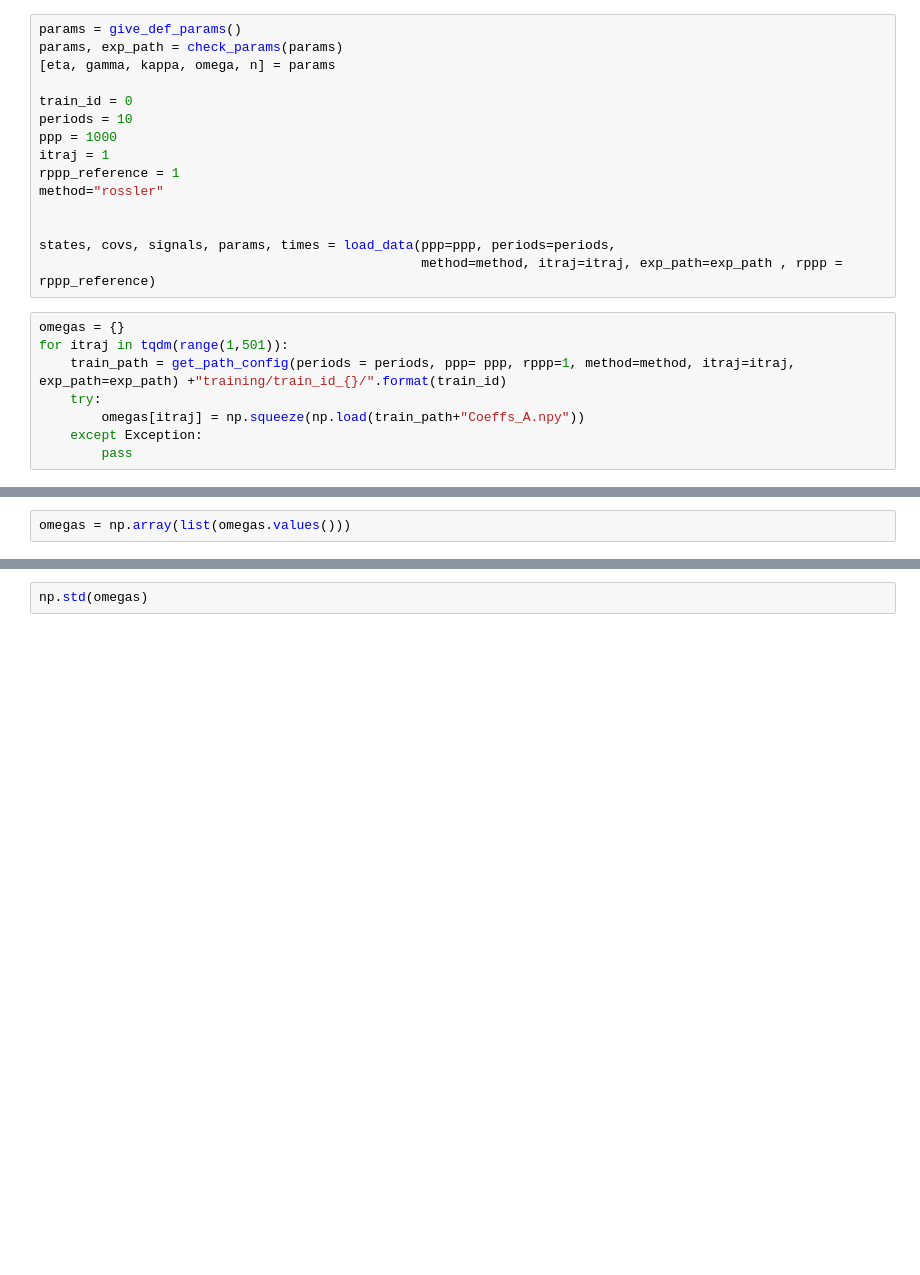
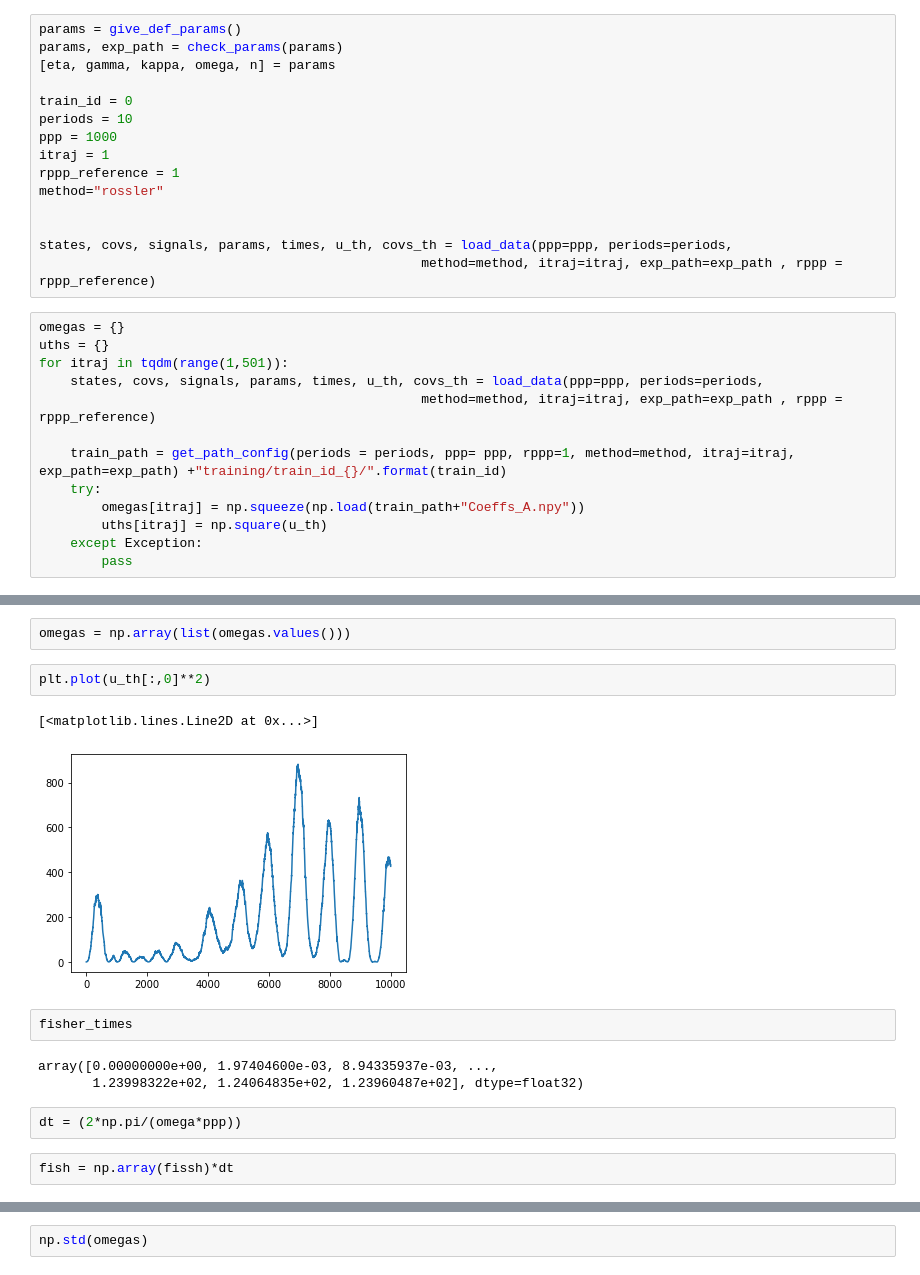
Before and after one commit to matibilkis/continuous, a Jupyter notebook: train_analyze.ipynb, the cells around one changed output, grey strips where cells are left out. Saved outputs shown, nothing was run; the diff lists cells and outputs as text; blank space fills up the shorter version.

Commit message:
getting fisher info scaling, and has_avx=True

```diff
--- a/train_analyze.ipynb
+++ b/train_analyze.ipynb
@@ -23,13 +23,18 @@ rppp_reference = 1
 method="rossler"
 
 
-states, covs, signals, params, times = load_data(ppp=ppp, periods=periods,
+states, covs, signals, params, times, u_th, covs_th = load_data(ppp=ppp, periods=periods,
                                                  method=method, itraj=itraj, exp_path=exp_path , rppp = rppp_reference)
 # %%
 omegas = {}
+uths = {}
 for itraj in tqdm(range(1,501)):
+    states, covs, signals, params, times, u_th, covs_th = load_data(ppp=ppp, periods=periods,
+                                                 method=method, itraj=itraj, exp_path=exp_path , rppp = rppp_reference)
+
     train_path = get_path_config(periods = periods, ppp= ppp, rppp=1, method=method, itraj=itraj, exp_path=exp_path) +"training/train_id_{}/".format(train_id)
     try:
         omegas[itraj] = np.squeeze(np.load(train_path+"Coeffs_A.npy"))
+        uths[itraj] = np.square(u_th)
     except Exception:
         pass
@@ -37,3 +46,17 @@ for itraj in tqdm(range(1,501)):
 total_loss = np.load(train_path+"Coeffs_A.npy")
 # %%
 omegas = np.array(list(omegas.values()))
+# %%
+plt.plot(u_th[:,0]**2)
+# %% [output]
+[<matplotlib.lines.Line2D at 0x...>]
+[figure, added]
+# %%
+fisher_times
+# %% [output]
+array([0.00000000e+00, 1.97404600e-03, 8.94335937e-03, ...,
+       1.23998322e+02, 1.24064835e+02, 1.23960487e+02], dtype=float32)
+# %%
+dt = (2*np.pi/(omega*ppp))
+# %%
+fish = np.array(fissh)*dt
```
Also changed, not shown: parts of 15 cells of this notebook, 6 other files.
